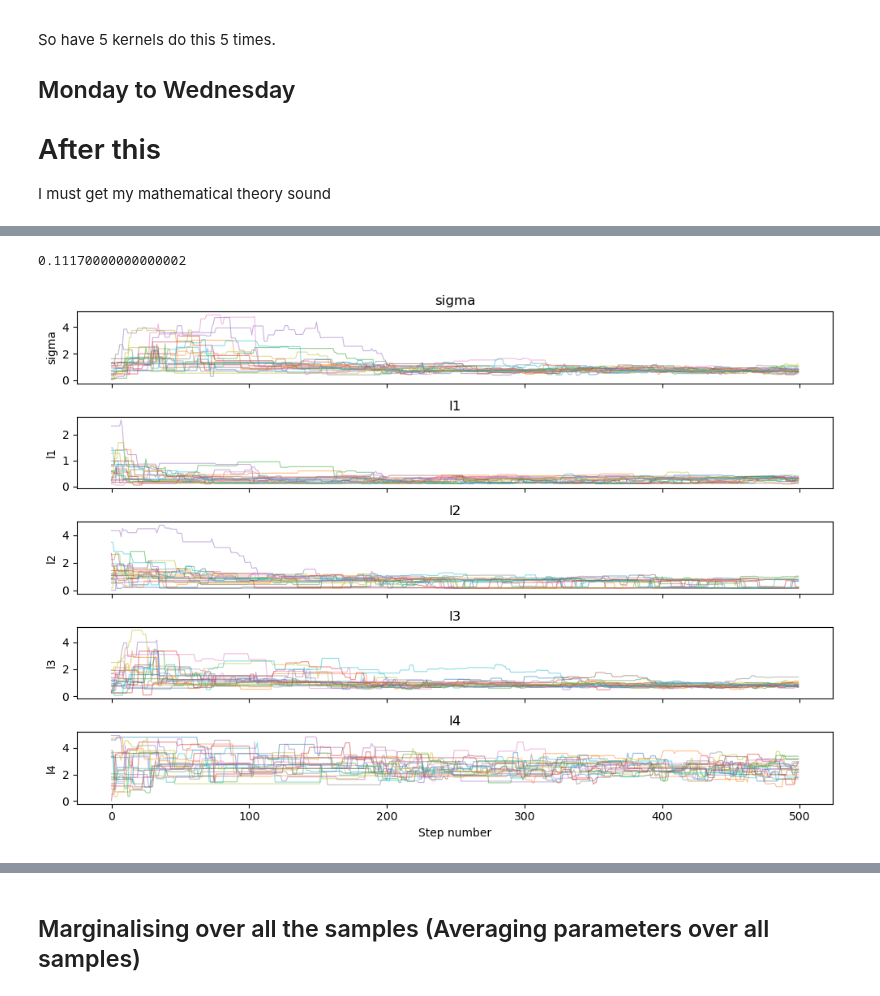
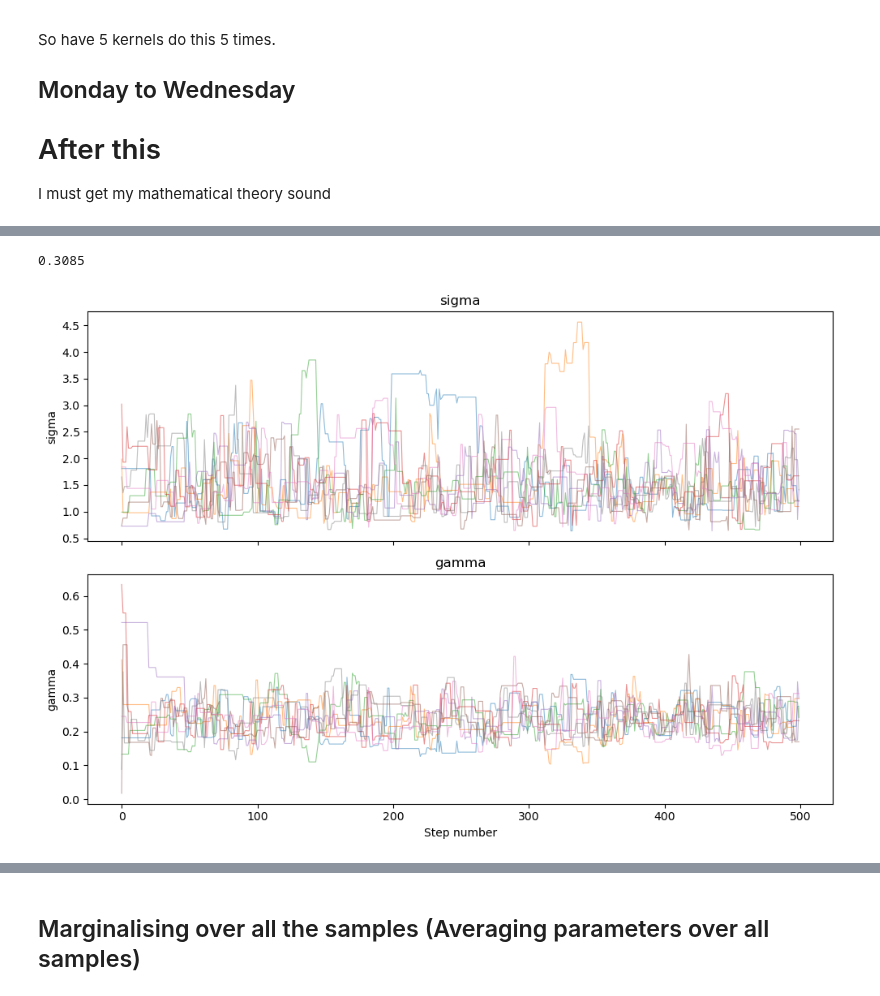
Before and after one commit to seanwhite674/FinalYearProject, a Jupyter notebook: Final Model Code/MCMC sampling.ipynb, the cells around one changed output, grey strips where cells are left out. Cells and saved outputs as stored; diff of their text form; code cells hidden in the pictures.

```diff
--- a/Final Model Code/MCMC sampling.ipynb
+++ b/Final Model Code/MCMC sampling.ipynb
@@ -147 +120,4 @@ def log_prior(theta):
+# %%
+def log_prior(theta):
+    return np.sum(uniform(loc=0.01, scale=4.99).logpdf(theta))
 # %%
@@ -170,0 +172,12 @@ def log_posterior(theta):
+# %%
+### i dictates the kernel we use. I could put this in a complete loop. Loop takes ages to run so doing one at a time
+kernelindex = 3
+gpr = GaussianProcessRegressor(kernel=kernel_list[kernelindex], alpha=E_train**2,normalize_y=True, n_restarts_optimizer=30,random_state=42)
+gpr.fit(X_train, D_train)
+Dfit, Dstd = gpr.predict(X1, return_std=True)
+print(f"Fitted Kernel: {gpr.kernel_}")
+print(np.exp(gpr.kernel_.theta))
+params = []
+for j in range(dimensions[kernelindex]):
+    params.append(np.exp(gpr.kernel_.theta[j]))
+print(params)
@@ -171,19 +193,27 @@ def log_posterior(theta):
 # %%
-ndim = 5
-nwalkers = 20
+#### making the samples pulled out reproducible
+np.random.seed(42)
 
-mean = np.array([sigma, l1,l2,l3,l4])
+ndim = dimensions[kernelindex]
+nwalkers = ndim*4
 
-
-cov_matrix = np.diag([ sigma, 2* l1,2*l2,2*l3,2*l4])
-
+mean = np.array(params)
+diag_factors = [p *mults for p, mults in zip(params, parammult[kernelindex])]
+cov_matrix = np.diag(diag_factors)
 ### Where we start sampling. I take the absolute value here because I want my parameters to be positive
 initial_pos = np.abs(np.random.multivariate_normal(mean, cov_matrix, nwalkers))
 
 ### Sampler
 ####move = DEMove(gamma=0.5)  this is an option to use moves = move to try and increase the acceptance fraction
 ### try different moves
-sampler = emcee.EnsembleSampler(nwalkers, ndim, log_posterior,moves=DEMove())
+sampler = emcee.EnsembleSampler(nwalkers, ndim, log_posterior,args= (gpr,),moves = DEMove(gamma0=DEmovegamma[i]))
+
+### I need to figure out my sampler move issue. Using the above, my acceptance rate is roughly 0.1. Which produces a nicer result but is too small
+
+
+## sampler = emcee.EnsembleSampler(nwalkers, ndim, log_posterior,moves=DEMove(gamma0 = 0.5))
+
+### Now using a smaller gamma above results in a larger acceptance rate but not as nice of a result. Well it means that the mean and the peak lines up better
 
 nsteps = 500
 samples = sampler.run_mcmc(initial_pos, nsteps, progress = True)
@@ -191,28 +221,30 @@ samples = sampler.run_mcmc(initial_pos, nsteps, progress = True)
 acceptance_fraction = sampler.acceptance_fraction
 
 
-burnin = 100 ## Remove 100 at start of every walker
-thin = 15 ## take 1 of every 15 samples
+# burnin = 100 ## Remove 100 at start of every walker
+# thin = 15 ## take 1 of every 15 samples
+burnin = 100
+thin = 15
 print(acceptance_fraction.mean())
 # %% [output]
-0.11170000000000002
+0.3085
 # %%
 samples1 = sampler.get_chain()
 
 #### This has shape samples walker dimension so can split up based on each walker
 
-parameter_labels = ["sigma", "l1","l2","l3","l4"]
+parameter_labels = dimensionnames[kernelindex]
 fig, axes = plt.subplots(ndim, 1, sharex=True, figsize=(10, 7))
 for i in range(ndim):
     ax = axes[i]
     for walker in range(samples1.shape[1]):
         ax.plot(samples1[:, walker, i], alpha=0.5, lw=0.8)
     ax.set_ylabel(parameter_labels[i])
     ax.set_title(f"{parameter_labels[i]}")
 
 axes[-1].set_xlabel("Step number")
 plt.tight_layout()
 plt.show()
 # %% [output]
-[figure, old version]
+[figure, new version]
 # %%
```
Also changed, not shown: parts of 16 cells of this notebook, 2 other files.
